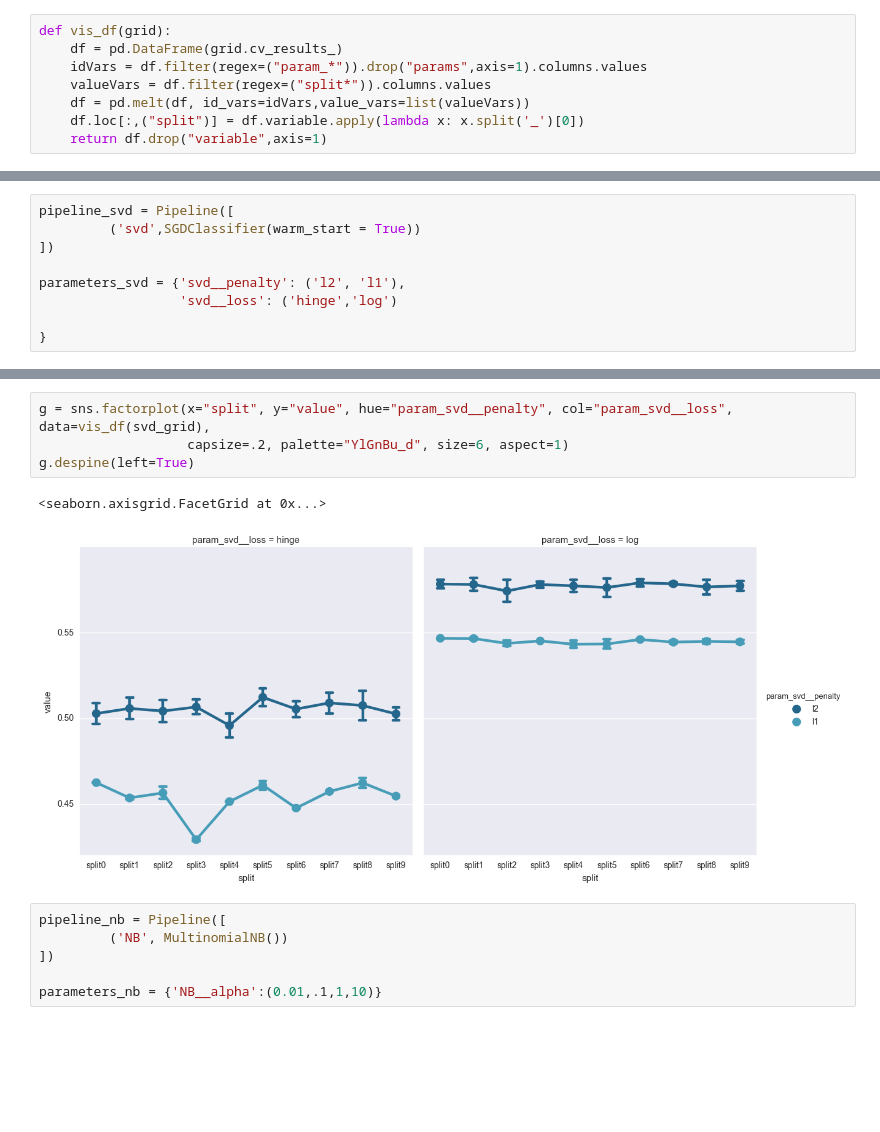
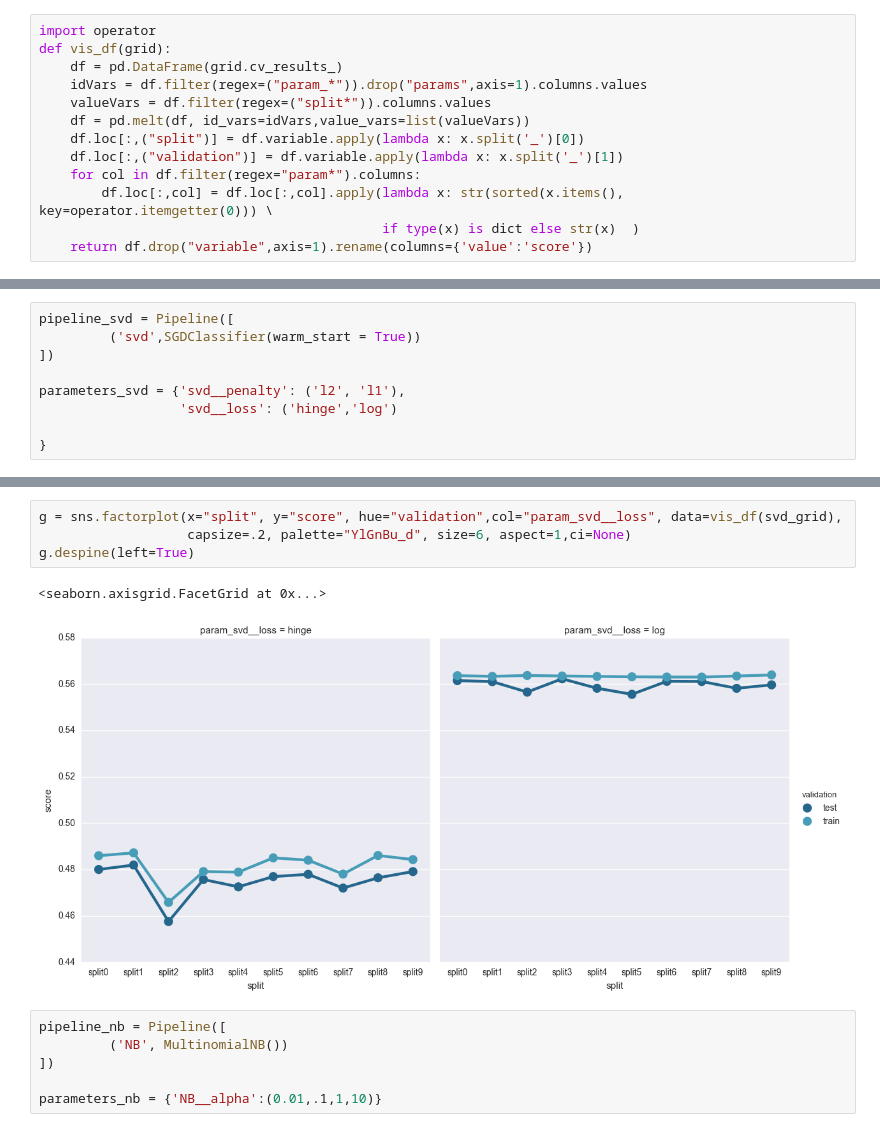
Before and after one commit to SahilDahiya/Projects, a Jupyter notebook: Yelp Review's Sentiment Analysis.ipynb, the cells around one changed output, grey strips where cells are left out. Drawn from its saved outputs; the diff is of its cells as text; blank space fills up the shorter version.

```diff
--- a/Yelp Review's Sentiment Analysis.ipynb
+++ b/Yelp Review's Sentiment Analysis.ipynb
@@ -229,11 +224,16 @@ Best score: 0.559
 Best parameters set:
         pac__C: 0.1
 # %%
+import operator
 def vis_df(grid):
     df = pd.DataFrame(grid.cv_results_)
     idVars = df.filter(regex=("param_*")).drop("params",axis=1).columns.values
     valueVars = df.filter(regex=("split*")).columns.values
     df = pd.melt(df, id_vars=idVars,value_vars=list(valueVars))
     df.loc[:,("split")] = df.variable.apply(lambda x: x.split('_')[0])
-    return df.drop("variable",axis=1)
+    df.loc[:,("validation")] = df.variable.apply(lambda x: x.split('_')[1])
+    for col in df.filter(regex="param*").columns:
+        df.loc[:,col] = df.loc[:,col].apply(lambda x: str(sorted(x.items(), key=operator.itemgetter(0))) \
+                                            if type(x) is dict else str(x)  )
+    return df.drop("variable",axis=1).rename(columns={'value':'score'})
 # %%
@@ -270,10 +277,10 @@ Best parameters set:
 # %%
-g = sns.factorplot(x="split", y="value", hue="param_svd__penalty", col="param_svd__loss", data=vis_df(svd_grid),
-                   capsize=.2, palette="YlGnBu_d", size=6, aspect=1)
+g = sns.factorplot(x="split", y="score", hue="validation",col="param_svd__loss", data=vis_df(svd_grid),
+                   capsize=.2, palette="YlGnBu_d", size=6, aspect=1,ci=None)
 g.despine(left=True)
 # %% [output]
 <seaborn.axisgrid.FacetGrid at 0x...>
-[figure, old version]
+[figure, new version]
 # %%
 pipeline_nb = Pipeline([
          ('NB', MultinomialNB())
```
Also changed, not shown: parts of 9 cells of this notebook.
